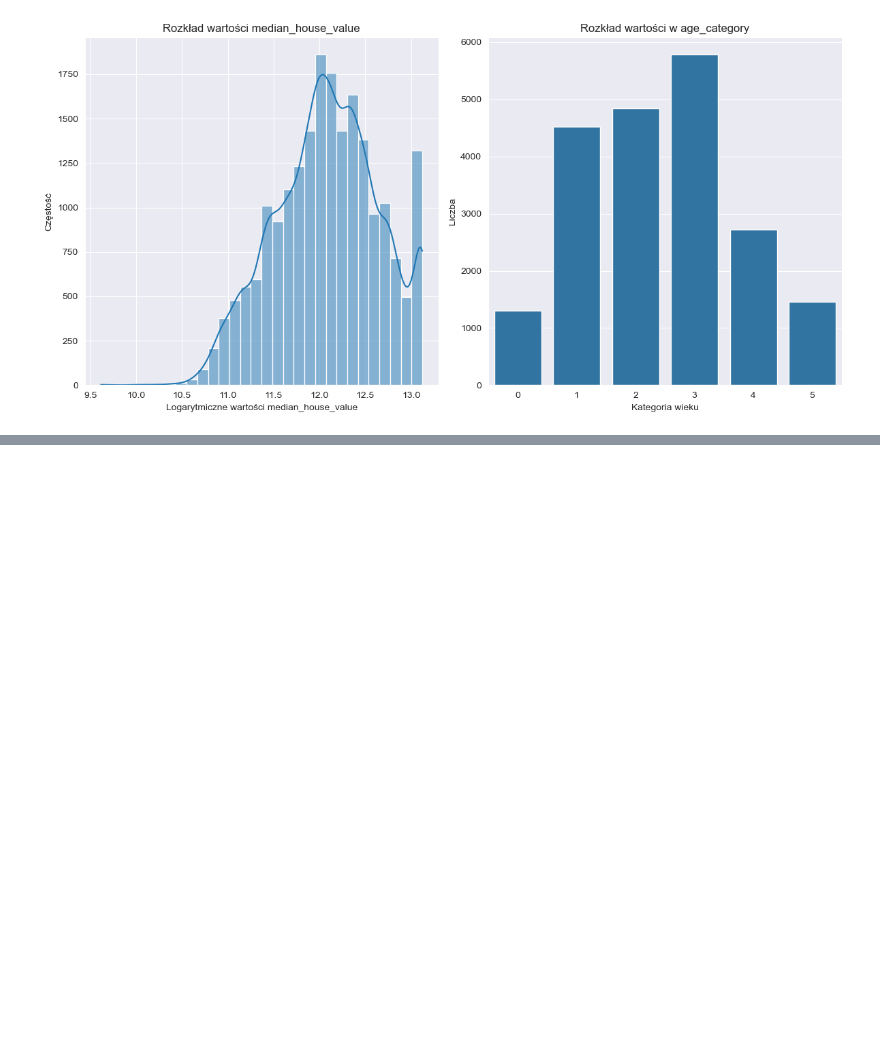
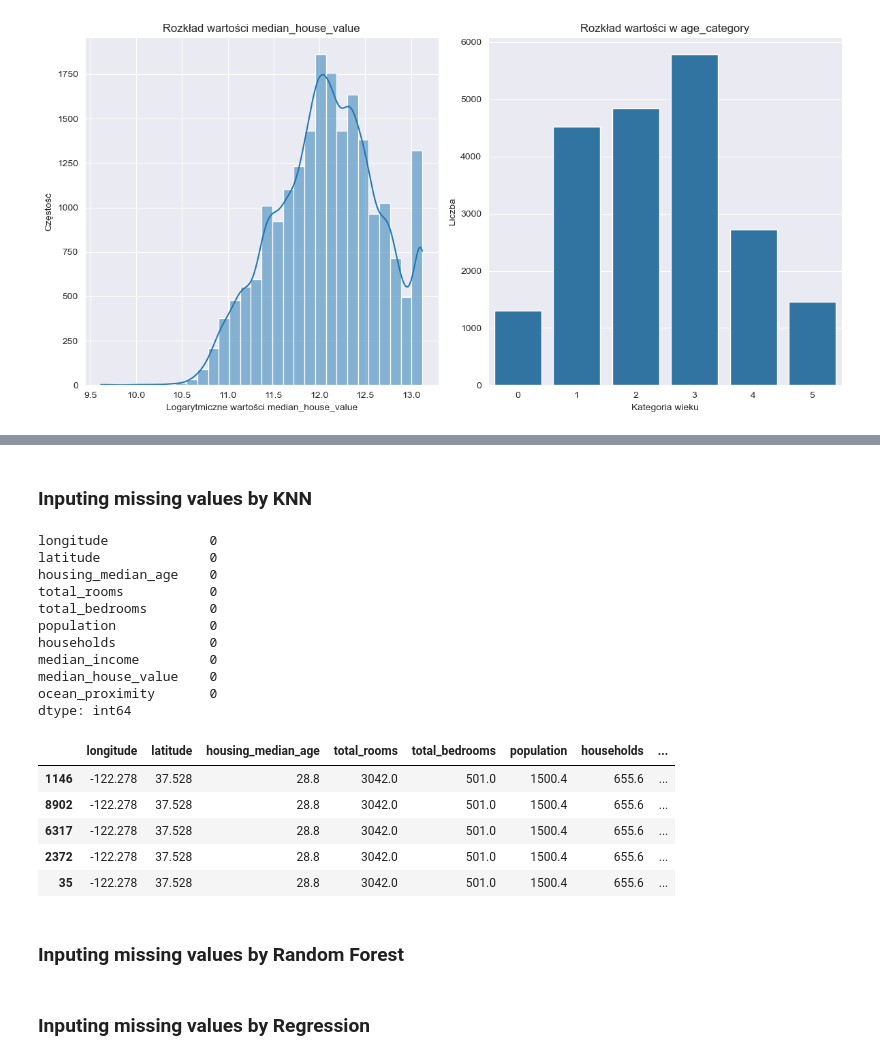
Before and after one commit to MaxMayer1991/data-analysis, a Jupyter notebook: BasicsDataExploration/DataOperations.ipynb, the cells around one changed output, grey strips where cells are left out. Cells and saved outputs as stored; diff of their text form; code cells hidden in the pictures; blank space fills up the shorter version.

```diff
--- a/BasicsDataExploration/DataOperations.ipynb
+++ b/BasicsDataExploration/DataOperations.ipynb
@@ -375,0 +433,34 @@ Name: median_house_value, dtype: float64
+# %% [markdown]
+### Inputing missing values by KNN
+# %%
+from sklearn.impute import KNNImputer
+from sklearn.preprocessing import LabelEncoder
+encoder = LabelEncoder()
+df['ocean_proximity'] = encoder.fit_transform(df['ocean_proximity'])
+
+df.head()
+inputer = KNNImputer(n_neighbors=5)
+df_inputed = pd.DataFrame(inputer.fit_transform(df), columns=df.columns)
+print(df_inputed.isna().sum())
+df_compare = pd.concat([df_inputed.loc[indexes], df_copy], axis=1)
+df_compare.head()
+# %% [output]
+longitude             0
+latitude              0
+housing_median_age    0
+total_rooms           0
+total_bedrooms        0
+population            0
+households            0
+median_income         0
+median_house_value    0
+ocean_proximity       0
+dtype: int64
+|  | longitude | latitude | housing_median_age | total_rooms | total_bedrooms | population | households | ... |
+| 1146 | -122.278 | 37.528 | 28.8 | 3042.0 | 501.0 | 1500.4 | 655.6 | ... |
+| 8902 | -122.278 | 37.528 | 28.8 | 3042.0 | 501.0 | 1500.4 | 655.6 | ... |
+| 6317 | -122.278 | 37.528 | 28.8 | 3042.0 | 501.0 | 1500.4 | 655.6 | ... |
+| 2372 | -122.278 | 37.528 | 28.8 | 3042.0 | 501.0 | 1500.4 | 655.6 | ... |
+| 35 | -122.278 | 37.528 | 28.8 | 3042.0 | 501.0 | 1500.4 | 655.6 | ... |
+# %% [markdown]
+### Inputing missing values by Random Forest
@@ -375,0 +471,2 @@ Name: median_house_value, dtype: float64
+# %% [markdown]
+### Inputing missing values by Regression
```
Also changed, not shown: parts of 6 cells of this notebook.
